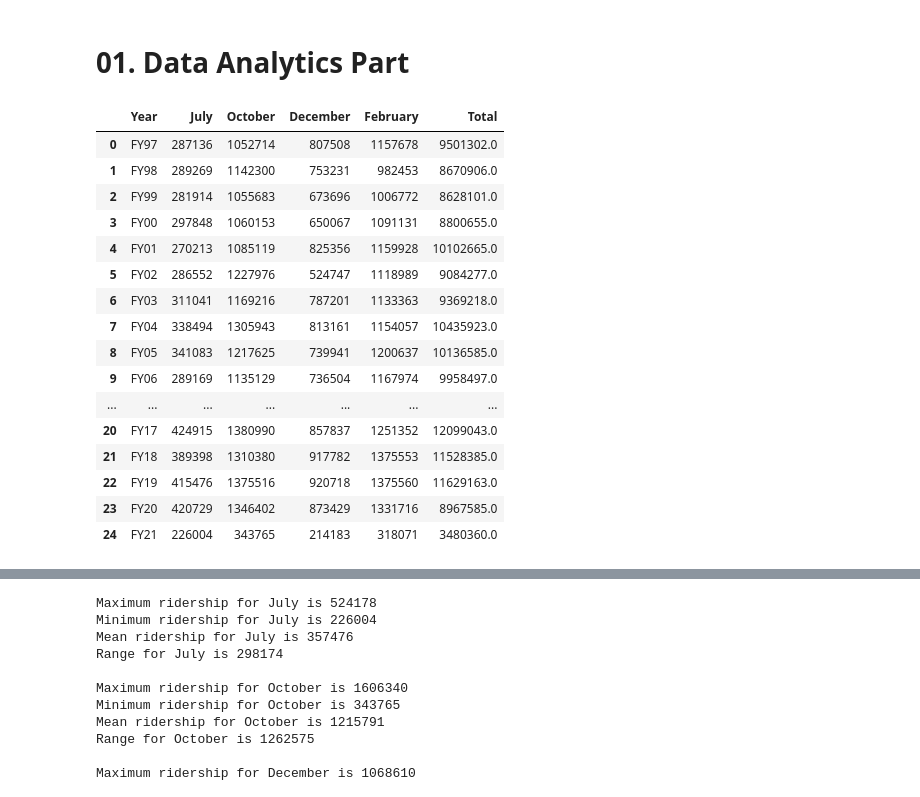
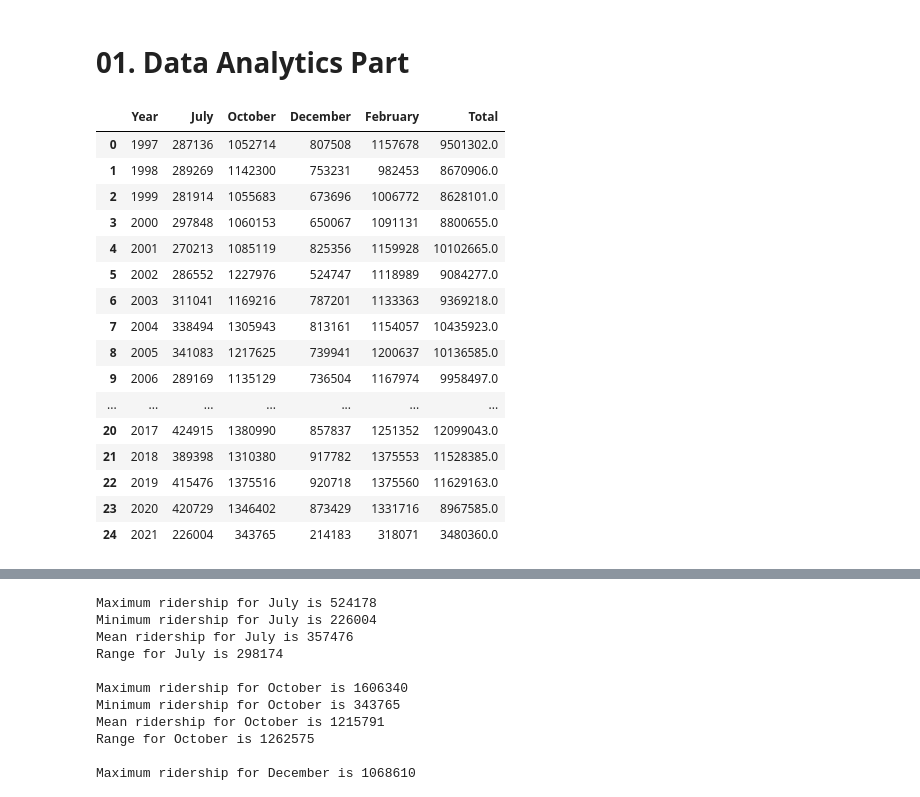
Before and after one commit to lotlouischoitslab/Champaign-Urbana_Bus_Ridership, a Jupyter notebook: champaign_bus_data_analysis.ipynb, the cells around one changed output, grey strips where cells are left out. Cells and saved outputs as stored; diff of their text form; code cells hidden in the pictures.

```diff
--- a/champaign_bus_data_analysis.ipynb
+++ b/champaign_bus_data_analysis.ipynb
@@ -17,34 +16,37 @@ df = df._convert(numeric=True) #convert the elements to numeric values
 # %%
 #Eliminating null values
 #To do so, if we find a null, we are going to replace them with the mean of the column
 df = df[:-1]
+count = 1997
+total = len(df[i])
 for i in df.columns:
     if i == 'Year':
-        continue #DON'T DO THIS FOR THE YEAR column
+        df[i] = np.array([x for x in range(count,count+total)])
+
     else:
         a = int(df[i].mean()) #replace all the NaN with the mean value of the column
         df[i] = df[i].fillna(a) #populate the NaN ones with the mean
 
 
 df #JUST FOR CHECKING
 # %% [output]
 |  | Year | July | October | December | February | Total |
-| 0 | FY97 | 287136 | 1052714 | 807508 | 1157678 | 9501302.0 |
-| 1 | FY98 | 289269 | 1142300 | 753231 | 982453 | 8670906.0 |
-| 2 | FY99 | 281914 | 1055683 | 673696 | 1006772 | 8628101.0 |
-| 3 | FY00 | 297848 | 1060153 | 650067 | 1091131 | 8800655.0 |
-| 4 | FY01 | 270213 | 1085119 | 825356 | 1159928 | 10102665.0 |
-| 5 | FY02 | 286552 | 1227976 | 524747 | 1118989 | 9084277.0 |
-| 6 | FY03 | 311041 | 1169216 | 787201 | 1133363 | 9369218.0 |
-| 7 | FY04 | 338494 | 1305943 | 813161 | 1154057 | 10435923.0 |
-| 8 | FY05 | 341083 | 1217625 | 739941 | 1200637 | 10136585.0 |
-| 9 | FY06 | 289169 | 1135129 | 736504 | 1167974 | 9958497.0 |
+| 0 | 1997 | 287136 | 1052714 | 807508 | 1157678 | 9501302.0 |
+| 1 | 1998 | 289269 | 1142300 | 753231 | 982453 | 8670906.0 |
+| 2 | 1999 | 281914 | 1055683 | 673696 | 1006772 | 8628101.0 |
+| 3 | 2000 | 297848 | 1060153 | 650067 | 1091131 | 8800655.0 |
+| 4 | 2001 | 270213 | 1085119 | 825356 | 1159928 | 10102665.0 |
+| 5 | 2002 | 286552 | 1227976 | 524747 | 1118989 | 9084277.0 |
+| 6 | 2003 | 311041 | 1169216 | 787201 | 1133363 | 9369218.0 |
+| 7 | 2004 | 338494 | 1305943 | 813161 | 1154057 | 10435923.0 |
+| 8 | 2005 | 341083 | 1217625 | 739941 | 1200637 | 10136585.0 |
+| 9 | 2006 | 289169 | 1135129 | 736504 | 1167974 | 9958497.0 |
 | ... | ... | ... | ... | ... | ... | ... |
-| 20 | FY17 | 424915 | 1380990 | 857837 | 1251352 | 12099043.0 |
-| 21 | FY18 | 389398 | 1310380 | 917782 | 1375553 | 11528385.0 |
-| 22 | FY19 | 415476 | 1375516 | 920718 | 1375560 | 11629163.0 |
-| 23 | FY20 | 420729 | 1346402 | 873429 | 1331716 | 8967585.0 |
-| 24 | FY21 | 226004 | 343765 | 214183 | 318071 | 3480360.0 |
+| 20 | 2017 | 424915 | 1380990 | 857837 | 1251352 | 12099043.0 |
+| 21 | 2018 | 389398 | 1310380 | 917782 | 1375553 | 11528385.0 |
+| 22 | 2019 | 415476 | 1375516 | 920718 | 1375560 | 11629163.0 |
+| 23 | 2020 | 420729 | 1346402 | 873429 | 1331716 | 8967585.0 |
+| 24 | 2021 | 226004 | 343765 | 214183 | 318071 | 3480360.0 |
 # %%
 #### Now we are going to plot the graph using matplotlib to visualize our data input
 x = df['Year'] #x-axis is going to be our year
```
Also changed, not shown: parts of 5 cells of this notebook.
